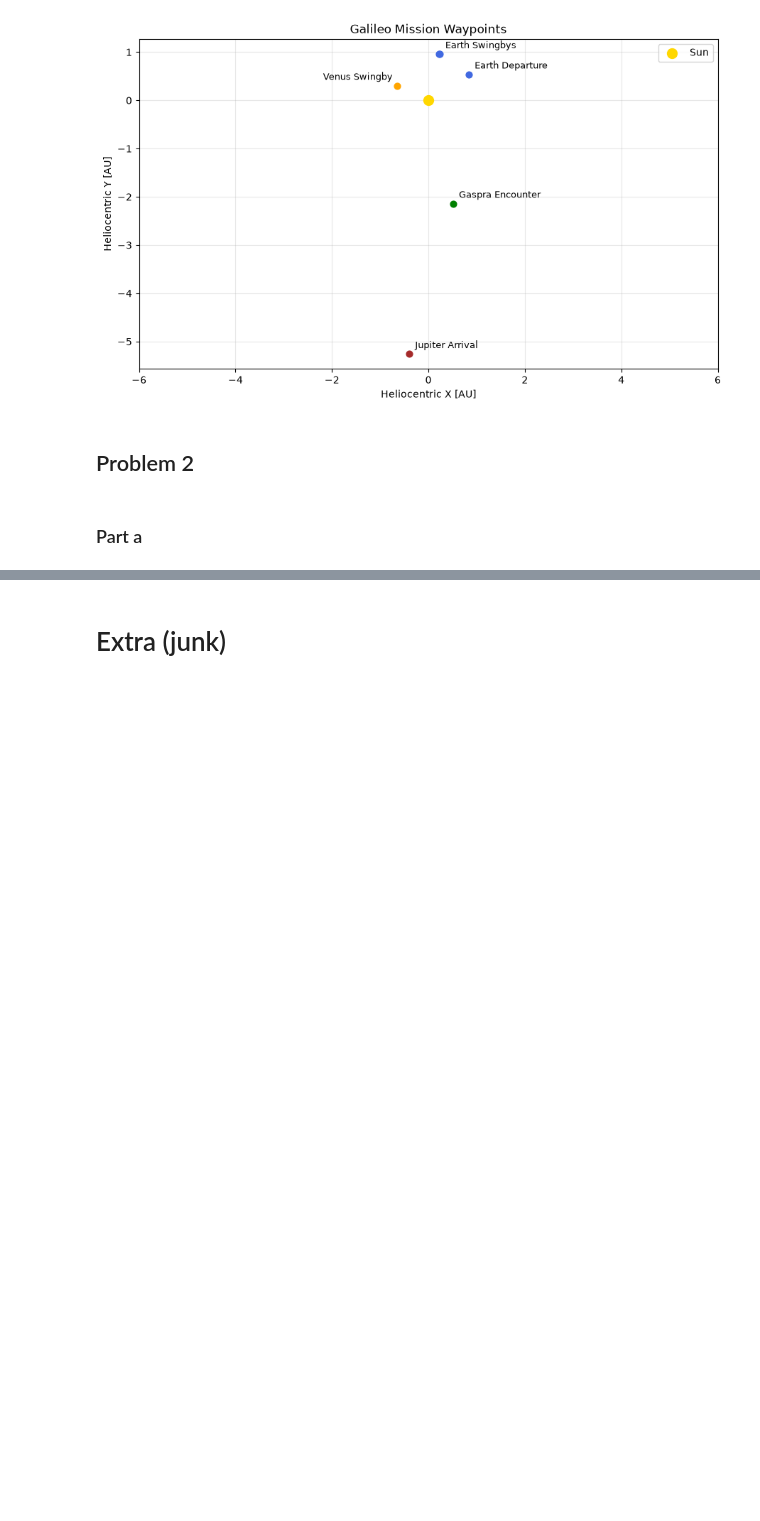
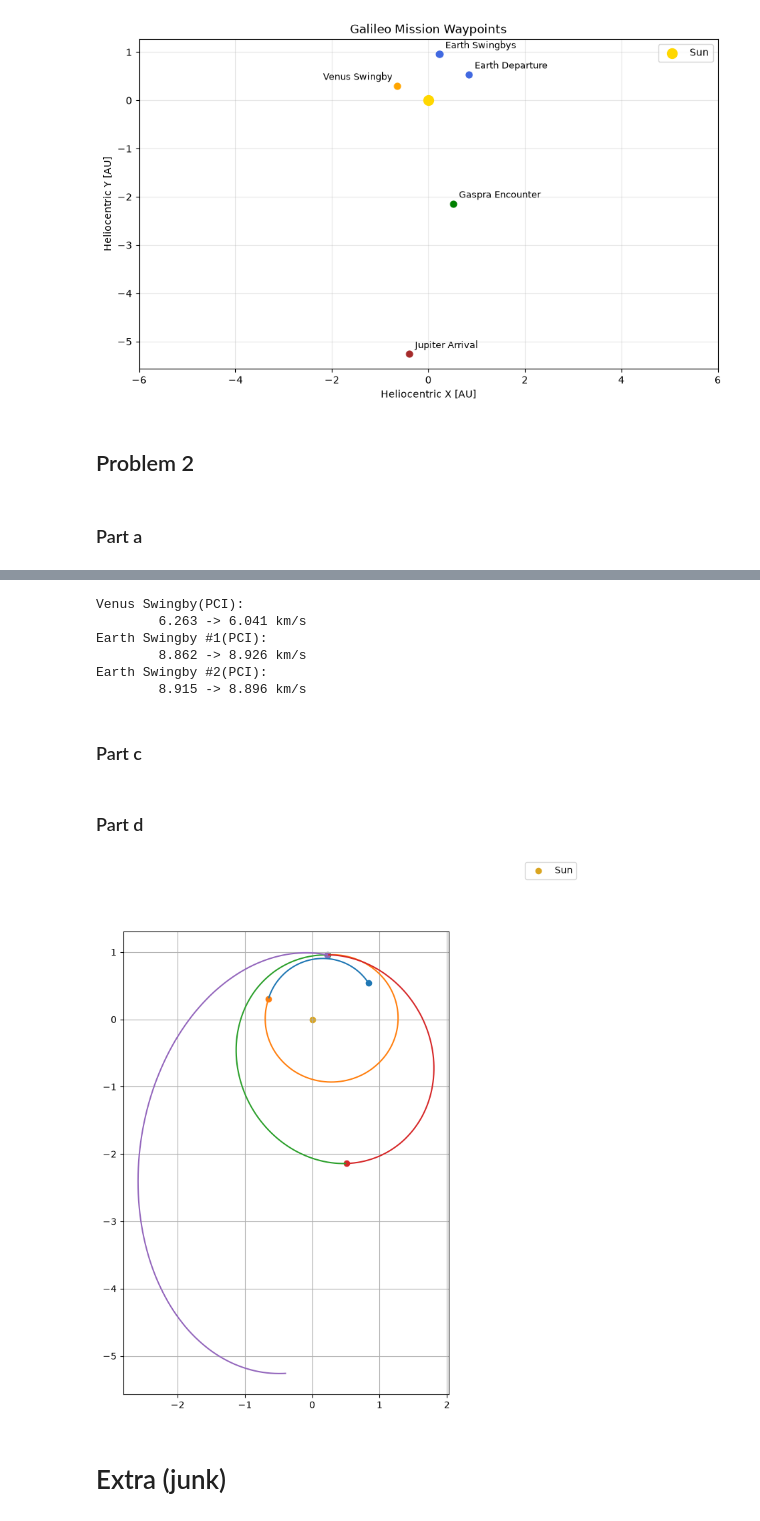
Before and after one commit to Cesium-Lab/stanford, a Jupyter notebook: aa279b/hw4/hw4.ipynb, the cells around one changed output, grey strips where cells are left out. Drawn from its saved outputs; the diff is of its cells as text; code cells hidden in the pictures; blank space fills up the shorter version.

```diff
--- a/aa279b/hw4/hw4.ipynb
+++ b/aa279b/hw4/hw4.ipynb
@@ -196,0 +138,15 @@ def asymptotic_velocities(r1: np.ndarray, r2: np.ndarray):
+# %%
+for flyby in relevant_flybys:
+    vin = norm(flyby.v_arrival_PCI)
+    vout = norm(flyby.v_departure_PCI)
+
+    print(f"{flyby.name}(PCI):\n\t{vin:.3f} -> {vout:.3f} km/s")
+# %% [output]
+Venus Swingby(PCI):
+        6.263 -> 6.041 km/s
+Earth Swingby #1(PCI):
+        8.862 -> 8.926 km/s
+Earth Swingby #2(PCI):
+        8.915 -> 8.896 km/s
+# %% [markdown]
+### Part c
@@ -196,0 +159,32 @@ def asymptotic_velocities(r1: np.ndarray, r2: np.ndarray):
+# %% [markdown]
+### Part d
+# %%
+def transfer_traj(flyby1: OrbitalFlyby, flyby2: OrbitalFlyby):
+    t_arr = np.arange(flyby1.jd * DAY_TO_SEC, flyby2.jd * DAY_TO_SEC, 10000)
+    sol = solve_ivp(sun_two_body, (t_arr[0], t_arr[-1]), np.concatenate((flyby1.r_HCI, flyby1.v_departure_HCI)), method='LSODA', t_eval=t_arr, rtol=1e-6, atol=1e-9).y
+    return t_arr, sol
+
+t_arrs = []
+planet_states = []
+for i in range(N_FLYBYS-1):
+    t_arr, sol = transfer_traj(flybys[i], flybys[i+1])
+    t_arrs.append(t_arr)
+    planet_states.append(sol[:3,:].T)
+# %%
+# for flyby,c in zip(relevant_flybys, colors):
+#     plot_hyperbolic_characteristics(flyby,c)
+
+fig, ax = plt.subplots(figsize=(9, 9))
+
+for t,s in zip(t_arrs, planet_states):
+
+    ax.plot(s[:,0] / AU_TO_KM, s[:,1] / AU_TO_KM)
+    ax.scatter(s[0,0] / AU_TO_KM, s[0,1] / AU_TO_KM)
+
+ax.scatter([0],[0], color="goldenrod", label="Sun")
+ax.set_aspect("equal")
+fig.legend()
+ax.grid(True, "both")
+plt.show()
+# %% [output]
+[figure, added]
```
Also changed, not shown: parts of 10 cells of this notebook, 3 other files.
